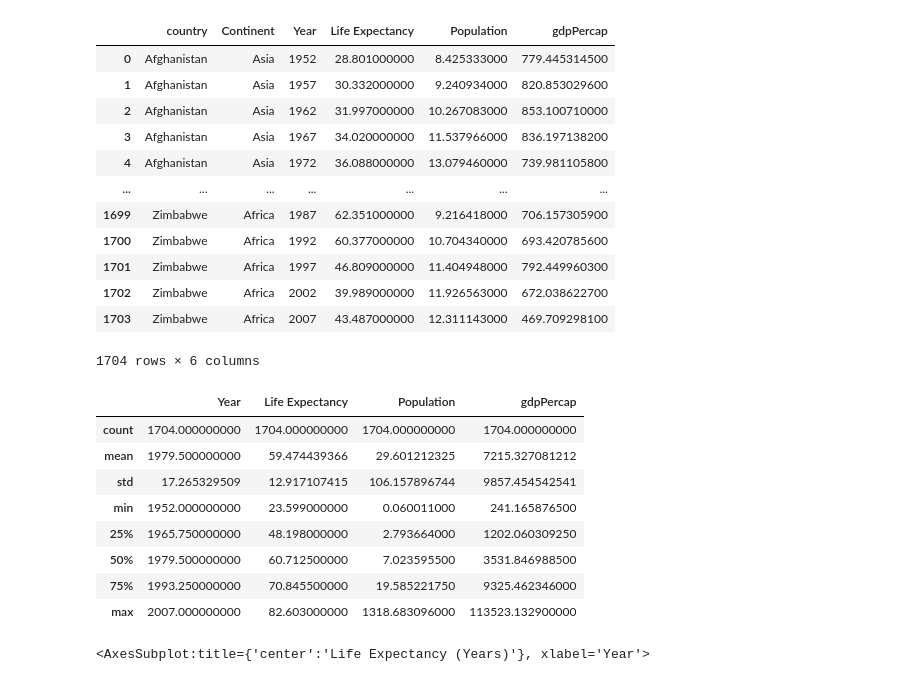
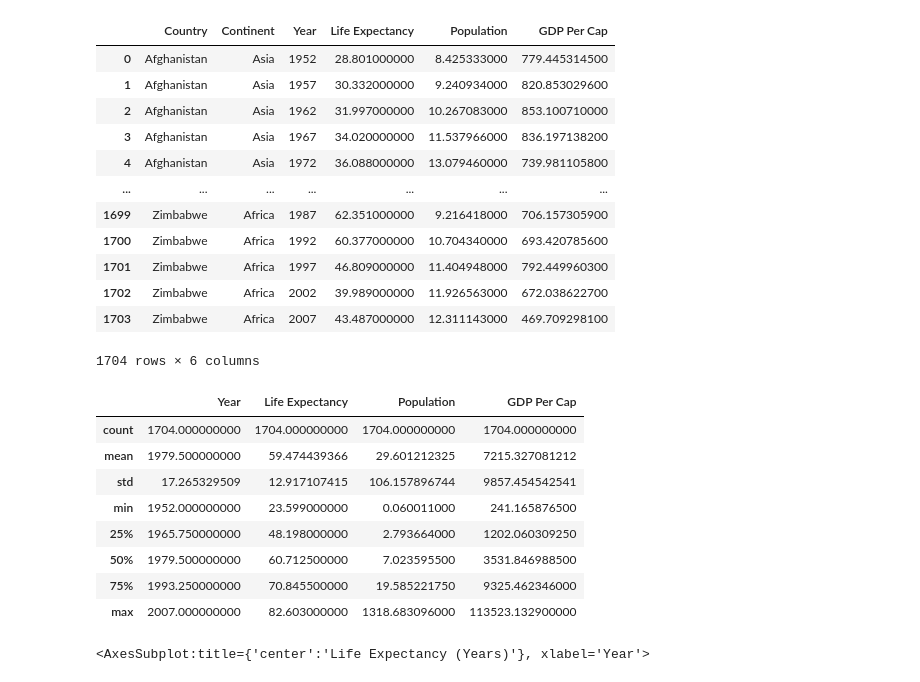
Before and after one commit to Andyhibbsuk/Population-and-Life-Expectancy, a Jupyter notebook: population.ipynb, the cells around one changed output. Cells and saved outputs as stored; diff of their text form; code cells hidden in the pictures.

```diff
--- a/population.ipynb
+++ b/population.ipynb
@@ -4,10 +4,10 @@ df=pd.read_csv("gapminder.tsv",delimiter="\t")
 pd.set_option('display.float_format', lambda x: '%.9f' % x)
 # %%
 df["pop"]=df["pop"]/1000000
-df.rename(columns={"pop":"Population","lifeExp":"Life Expectancy","year":"Year","continent":"Continent"},inplace=True)
+df.rename(columns={"pop":"Population","lifeExp":"Life Expectancy","year":"Year","continent":"Continent","country":"Country","gdpPercap":"GDP Per Cap"},inplace=True)
 df
 # %% [output]
-|  | country | Continent | Year | Life Expectancy | Population | gdpPercap |
+|  | Country | Continent | Year | Life Expectancy | Population | GDP Per Cap |
 | 0 | Afghanistan | Asia | 1952 | 28.801000000 | 8.425333000 | 779.445314500 |
 | 1 | Afghanistan | Asia | 1957 | 30.332000000 | 9.240934000 | 820.853029600 |
 | 2 | Afghanistan | Asia | 1962 | 31.997000000 | 10.267083000 | 853.100710000 |
@@ -23,7 +23,7 @@ df
 # %%
 df.describe()
 # %% [output]
-|  | Year | Life Expectancy | Population | gdpPercap |
+|  | Year | Life Expectancy | Population | GDP Per Cap |
 | count | 1704.000000000 | 1704.000000000 | 1704.000000000 | 1704.000000000 |
 | mean | 1979.500000000 | 59.474439366 | 29.601212325 | 7215.327081212 |
 | std | 17.265329509 | 12.917107415 | 106.157896744 | 9857.454542541 |
```
